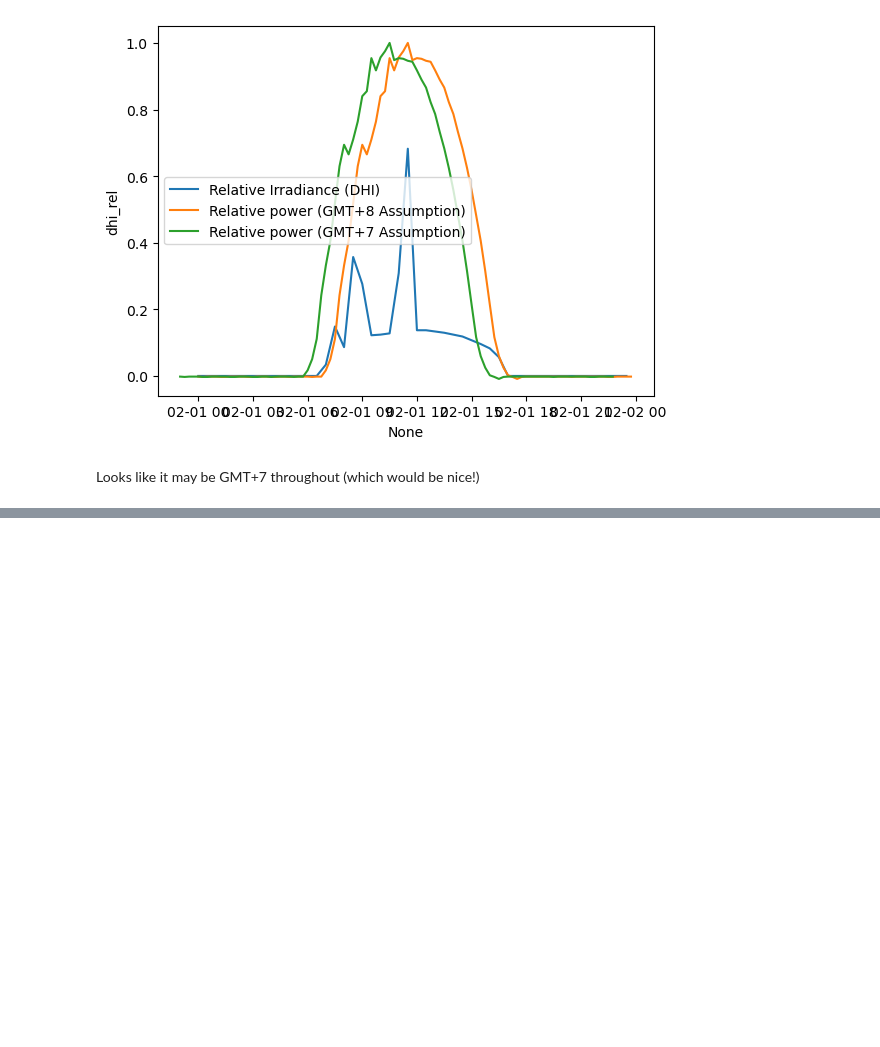
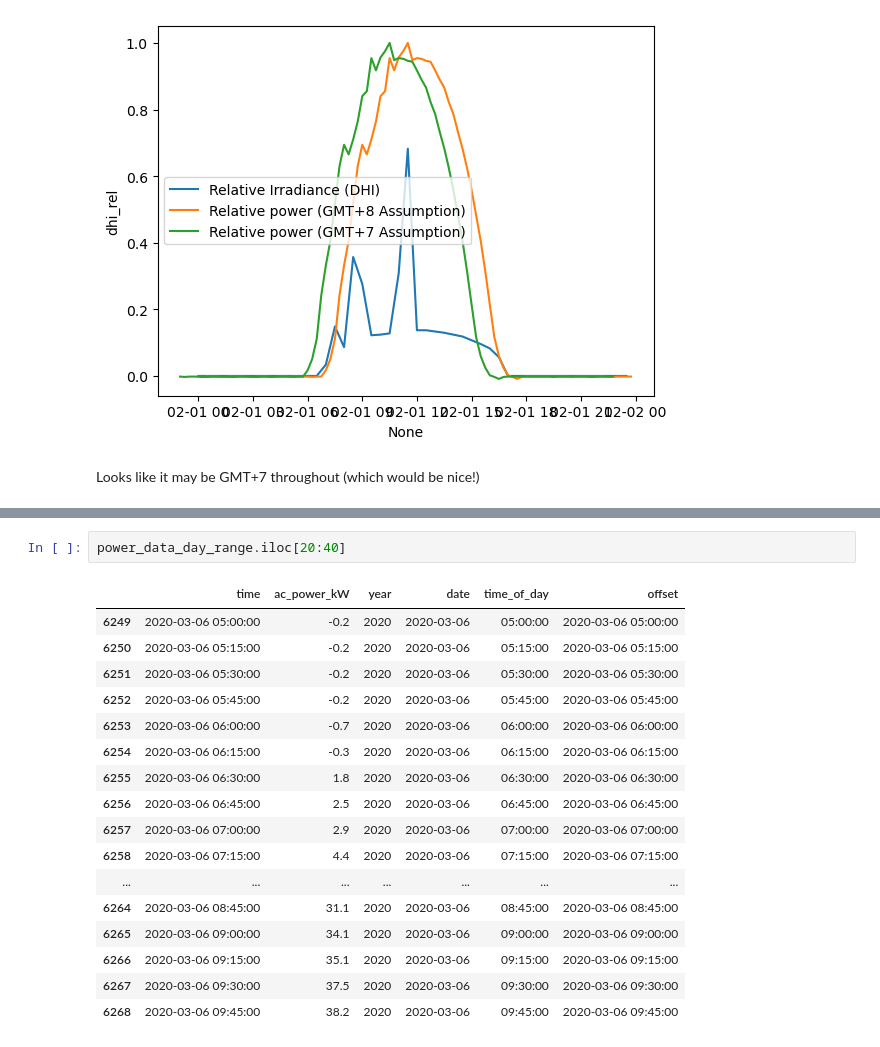
Before and after one commit to Erdos-Projects/predicting-day-ahead-solar-power-production, a Jupyter notebook: src/data/weather/pvlib_practice_CEB.ipynb, the cells around one changed output, grey strips where cells are left out. Cells and saved outputs as stored; diff of their text form; blank space fills up the shorter version.

```diff
--- a/src/data/weather/pvlib_practice_CEB.ipynb
+++ b/src/data/weather/pvlib_practice_CEB.ipynb
@@ -1044,0 +1278,20 @@ Looks like it may be GMT+7 throughout (which would be nice!)
+# %%
+power_data_day_range.iloc[20:40]
+# %% [output]
+|  | time | ac_power_kW | year | date | time_of_day | offset |
+| 6249 | 2020-03-06 05:00:00 | -0.2 | 2020 | 2020-03-06 | 05:00:00 | 2020-03-06 05:00:00 |
+| 6250 | 2020-03-06 05:15:00 | -0.2 | 2020 | 2020-03-06 | 05:15:00 | 2020-03-06 05:15:00 |
+| 6251 | 2020-03-06 05:30:00 | -0.2 | 2020 | 2020-03-06 | 05:30:00 | 2020-03-06 05:30:00 |
+| 6252 | 2020-03-06 05:45:00 | -0.2 | 2020 | 2020-03-06 | 05:45:00 | 2020-03-06 05:45:00 |
+| 6253 | 2020-03-06 06:00:00 | -0.7 | 2020 | 2020-03-06 | 06:00:00 | 2020-03-06 06:00:00 |
+| 6254 | 2020-03-06 06:15:00 | -0.3 | 2020 | 2020-03-06 | 06:15:00 | 2020-03-06 06:15:00 |
+| 6255 | 2020-03-06 06:30:00 | 1.8 | 2020 | 2020-03-06 | 06:30:00 | 2020-03-06 06:30:00 |
+| 6256 | 2020-03-06 06:45:00 | 2.5 | 2020 | 2020-03-06 | 06:45:00 | 2020-03-06 06:45:00 |
+| 6257 | 2020-03-06 07:00:00 | 2.9 | 2020 | 2020-03-06 | 07:00:00 | 2020-03-06 07:00:00 |
+| 6258 | 2020-03-06 07:15:00 | 4.4 | 2020 | 2020-03-06 | 07:15:00 | 2020-03-06 07:15:00 |
+| ... | ... | ... | ... | ... | ... | ... |
+| 6264 | 2020-03-06 08:45:00 | 31.1 | 2020 | 2020-03-06 | 08:45:00 | 2020-03-06 08:45:00 |
+| 6265 | 2020-03-06 09:00:00 | 34.1 | 2020 | 2020-03-06 | 09:00:00 | 2020-03-06 09:00:00 |
+| 6266 | 2020-03-06 09:15:00 | 35.1 | 2020 | 2020-03-06 | 09:15:00 | 2020-03-06 09:15:00 |
+| 6267 | 2020-03-06 09:30:00 | 37.5 | 2020 | 2020-03-06 | 09:30:00 | 2020-03-06 09:30:00 |
+| 6268 | 2020-03-06 09:45:00 | 38.2 | 2020 | 2020-03-06 | 09:45:00 | 2020-03-06 09:45:00 |
```
Also changed, not shown: parts of 19 cells of this notebook, 2 other files.
